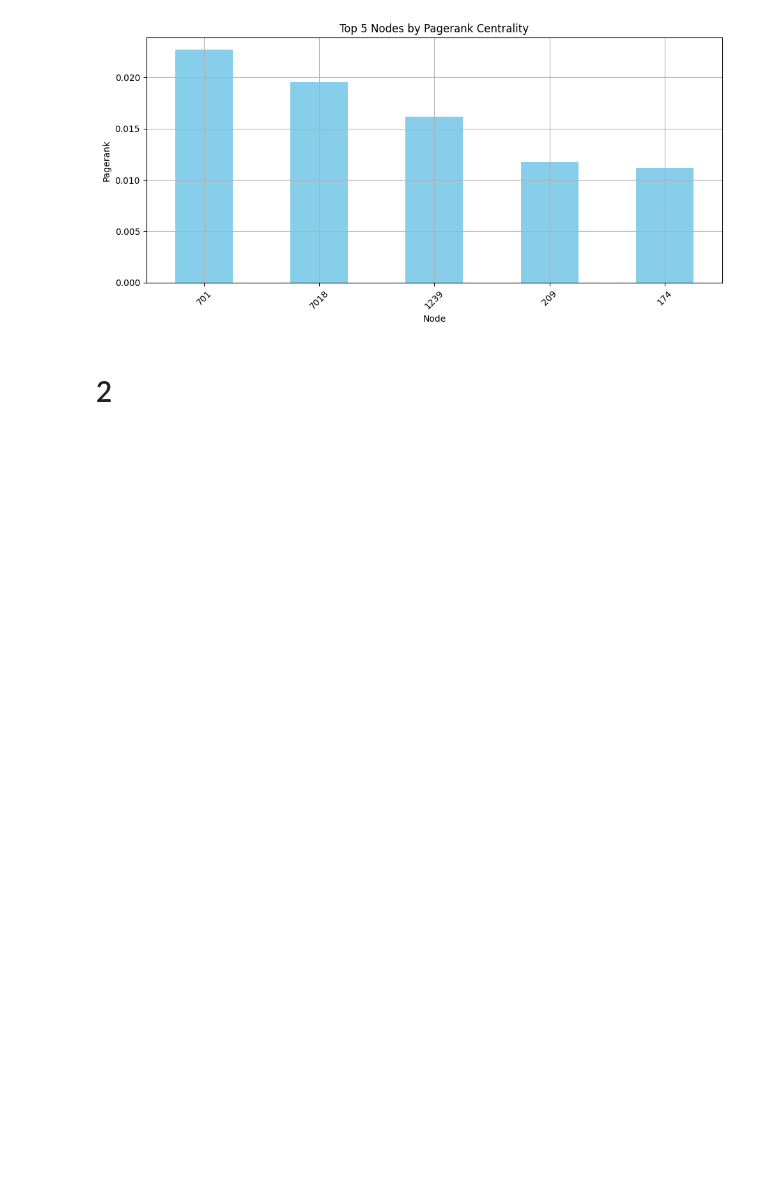
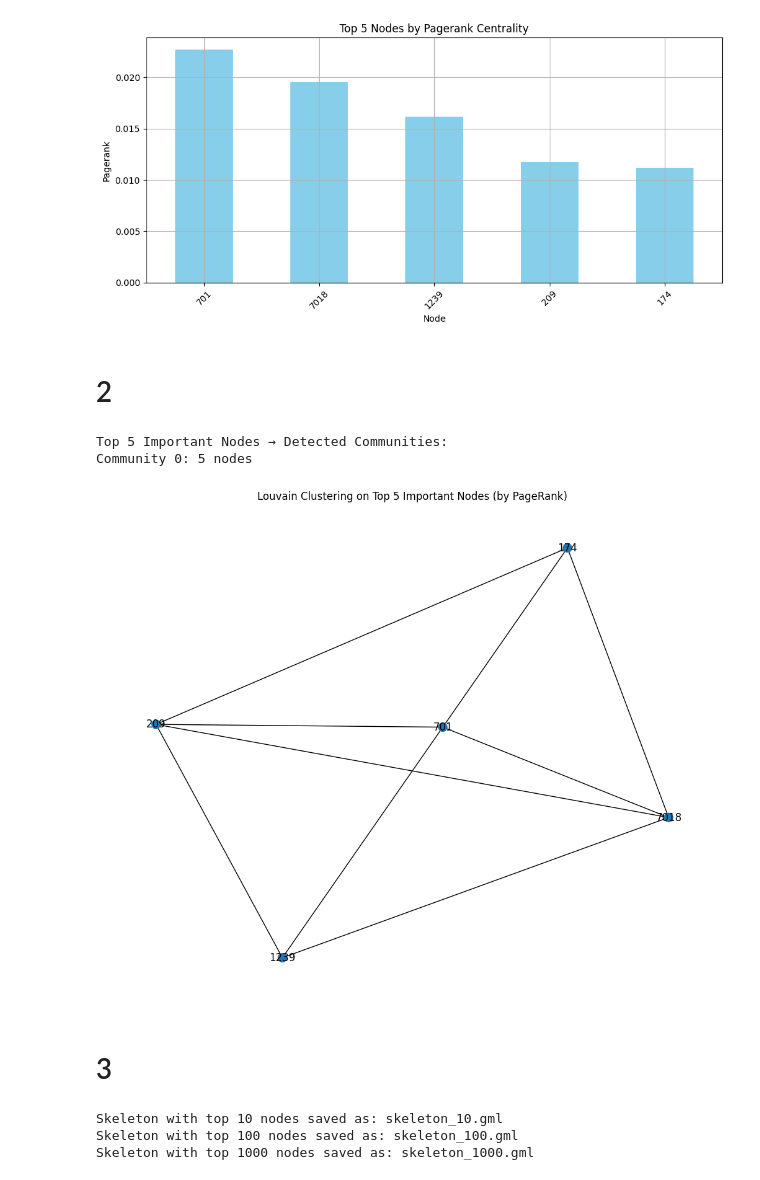
Before and after one commit to pxsa/complex-network-HW, a Jupyter notebook: internet.ipynb, the cells around one changed output. Cells and saved outputs as stored; diff of their text form; code cells hidden in the pictures; blank space fills up the shorter version.

```diff
--- a/internet.ipynb
+++ b/internet.ipynb
@@ -142,3 +142,39 @@ plot_top_centrality(df, "pagerank")
 # 2
 # %%
 import community
+# %%
+# Select top N important nodes (e.g. 5)
+top_n = 5
+top_nodes = df.sort_values(by='pagerank', ascending=False).head(top_n).index.tolist()
+# %%
+# Build subgraph of top nodes
+subG = G.subgraph(top_nodes)
+
+# Louvain clustering on subgraph
+partition = community.best_partition(subG)
+
+# Assign community attribute
+nx.set_node_attributes(subG, partition, 'community')
+# %%
+# Count size of each community
+from collections import Counter
+community_sizes = Counter(partition.values())
+
+print(f"\nTop {top_n} Important Nodes → Detected Communities:")
+for comm, size in community_sizes.most_common():
+    print(f"Community {comm}: {size} nodes")
+# %% [output]
+Top 5 Important Nodes → Detected Communities:
+Community 0: 5 nodes
+# %%
+# Plot subgraph with community coloring
+colors = [partition[n] for n in subG.nodes()]
+plt.figure(figsize=(10, 8))
+pos = nx.spring_layout(subG, seed=42)
+nx.draw(subG, pos, node_color=colors, node_size=100, with_labels=True, cmap=plt.cm.tab20)
+plt.title(f"Louvain Clustering on Top {top_n} Important Nodes (by PageRank)")
+plt.show()
+# %% [output]
+[figure, added]
+# %% [markdown]
+# 3
@@ -144,0 +189,9 @@ import community
+# %%
+# Step 2: Generate skeletons for 10, 100, 1000 nodes
+skeleton_10 = extract_skeleton(df, G, 10)
+skeleton_100 = extract_skeleton(df, G, 100)
+skeleton_1000 = extract_skeleton(df, G, 1000)
+# %% [output]
+Skeleton with top 10 nodes saved as: skeleton_10.gml
+Skeleton with top 100 nodes saved as: skeleton_100.gml
+Skeleton with top 1000 nodes saved as: skeleton_1000.gml
```
Also changed, not shown: parts of 3 cells of this notebook.
